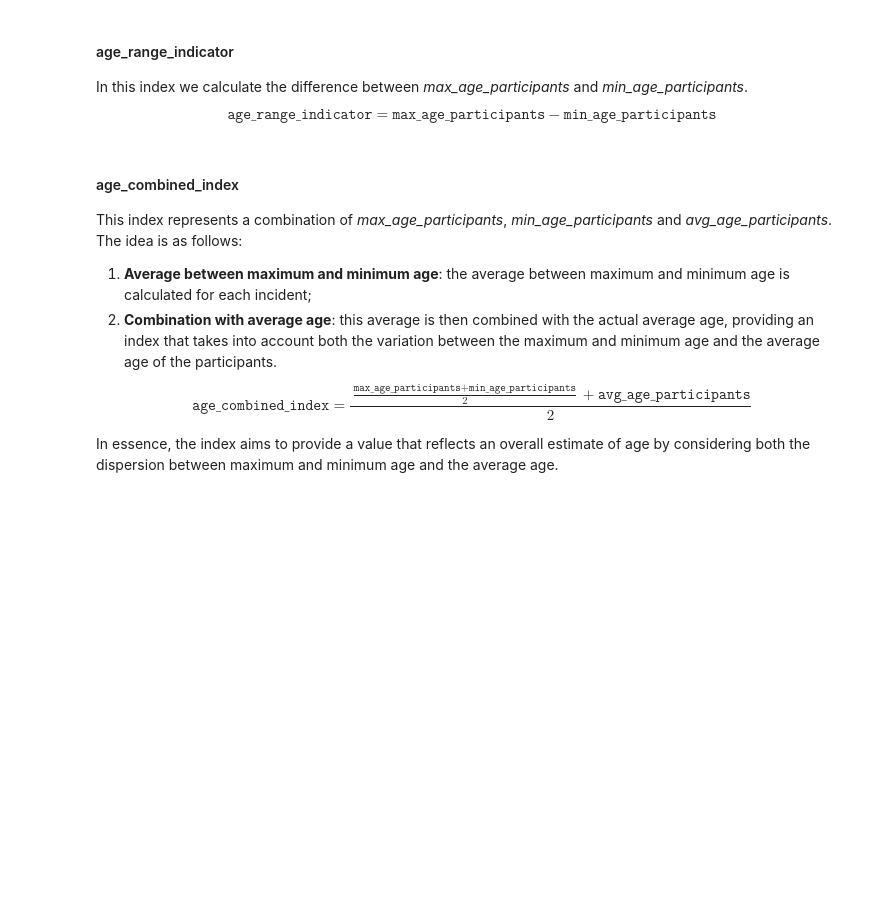
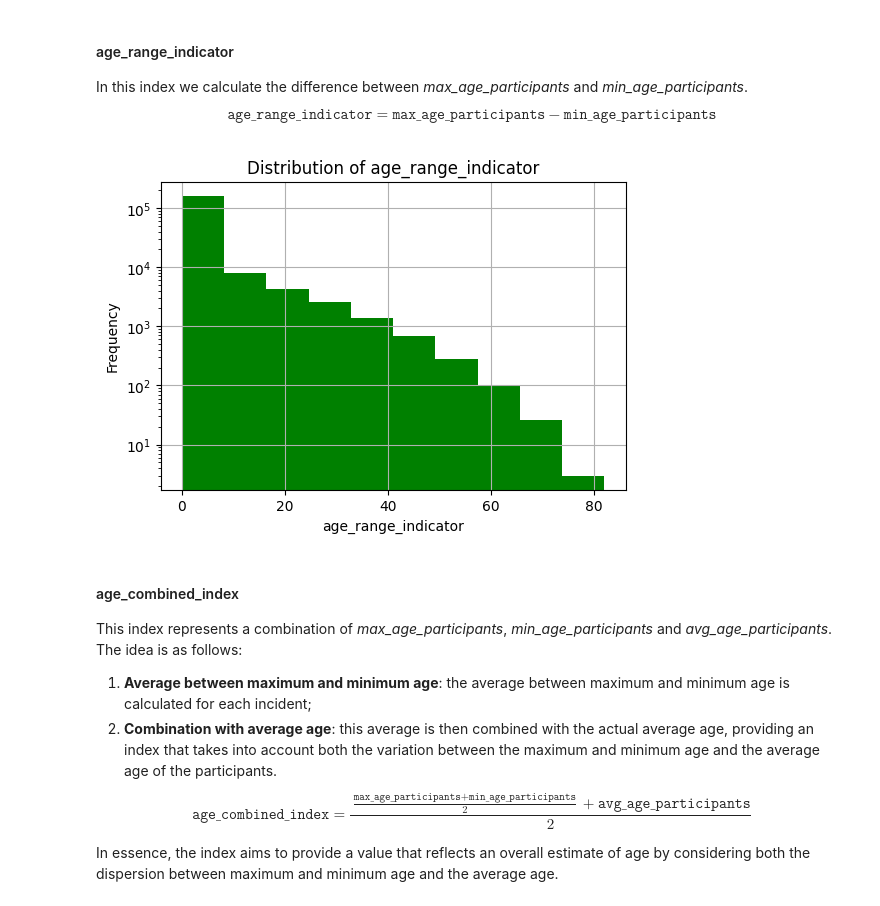
Before and after one commit to LoSpiri/DataMining, a Jupyter notebook: DM_GroupID_TASK1/task_1.ipynb, the cells around one changed output. Saved outputs shown, nothing was run; the diff lists cells and outputs as text; code cells hidden in the pictures; blank space fills up the shorter version.

```diff
--- a/DM_GroupID_TASK1/task_1.ipynb
+++ b/DM_GroupID_TASK1/task_1.ipynb
@@ -1102,3 +1104,6 @@ incidents["max_age_participants"].mask(incidents['max_age_participants'] < 0, in
+# %%
+mask_invalid_age = incidents['min_age_participants'] > incidents['max_age_participants']
+incidents.loc[mask_invalid_age, ['min_age_participants', 'avg_age_participants', 'max_age_participants']] = np.nan
 # %% [markdown]
 Then we check the columns for other outliers, and to do this we print a boxplot for each column.
 # %%
@@ -1133,6 +1138,12 @@ Because the number of rows with null data is significant relative to the size of
 fill_median(data_frame=incidents, column_to_fill="min_age_participants")
 fill_median(data_frame=incidents, column_to_fill="avg_age_participants")
 fill_median(data_frame=incidents, column_to_fill="max_age_participants")
+# %%
+mask_invalid_age = incidents['min_age_participants'] > incidents['max_age_participants']
+incidents.loc[mask_invalid_age, ['min_age_participants', 'avg_age_participants', 'max_age_participants']] = np.nan
+
+incidents.dropna(subset=['min_age_participants'], inplace=True)
+incidents.dropna(subset=['max_age_participants'], inplace=True)
 # %% [markdown]
 We round the *min_age_participants* and *max_age_participants* columns to integers again, since having substituted in some rows the median we could have found float numbers in columns where we expect to find integers.
 # %%
@@ -1740,6 +1751,12 @@ $$
 $$
 # %%
 incidents['age_range_indicator'] = incidents['max_age_participants'] - incidents['min_age_participants']
+# %%
+histogram_func(dataframe_to_plot=incidents, columns_to_plot='age_range_indicator', figsize=(6, 4),
+               title="Distribution of age_range_indicator", xlabel="age_range_indicator", ylabel="Frequency",
+               show_grid=True, color='green', ylog=True)
+# %% [output]
+[figure, added]
 # %% [markdown]
 #### age_combined_index
 
```
Also changed, not shown: parts of 28 cells of this notebook.
